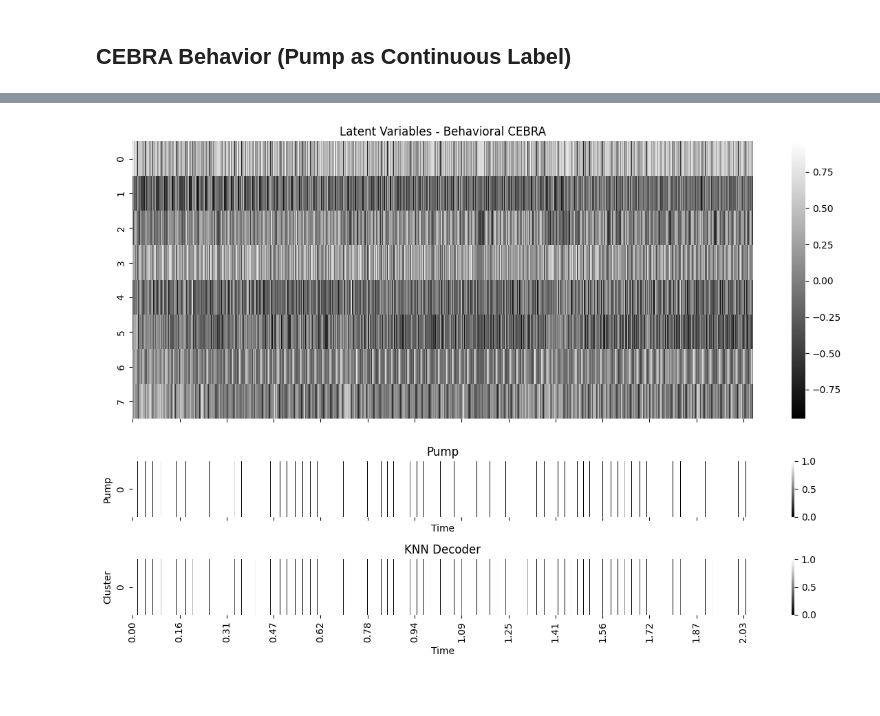
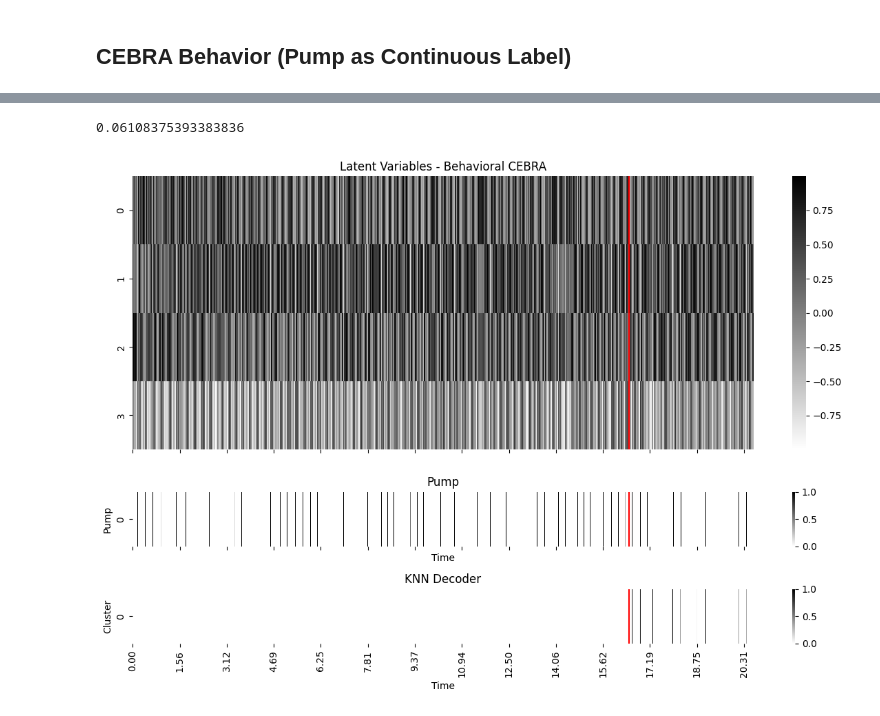
Before and after one commit to neuroscience-bonn/dimensionality-reduction, a Jupyter notebook: cebra.ipynb, the cells around one changed output, grey strips where cells are left out. Saved outputs shown, nothing was run; the diff lists cells and outputs as text; code cells hidden in the pictures.

```diff
--- a/cebra.ipynb
+++ b/cebra.ipynb
@@ -27,11 +47,16 @@ plt.show()
 ## CEBRA Time (Naive)
 # %%
 single_cebra_time = CEBRA(
-    batch_size=512,
+    model_architecture="offset10-model",
+    batch_size=1024,
     output_dimension=8,
     device="cuda_if_available",
+    conditional="time_delta",
     distance="cosine",
     learning_rate=3e-4,
-    time_offsets=10
+    time_offsets=10,
+    verbose=True
 )
-U = single_cebra_time.fit_transform(X)
+single_cebra_time.fit(X_train)
+U_test = single_cebra_time.transform(X_test)
+U_train = single_cebra_time.transform(X_train)
@@ -82,0 +108,15 @@ U = single_cebra_time.fit_transform(X, df['Pump'].values)
+# %%
+cebra = CEBRA(
+    model_architecture="offset10-model",
+    batch_size=1024,
+    output_dimension=4,
+    device="cuda_if_available",
+    distance="cosine",
+    conditional="time_delta",
+    learning_rate=3e-4,
+    time_offsets=10,
+    verbose=True
+)
+cebra.fit(X_train, y_train)
+U_test = cebra.transform(X_test)
+U_train = cebra.transform(X_train)
@@ -83,31 +130,36 @@ U = single_cebra_time.fit_transform(X, df['Pump'].values)
 # %%
-decoder = KNNDecoder(n_neighbors=36, metric="cosine").fit(U, df["Pump"].values)
-Z = decoder.predict(U)
-decoder.score(U, df["Pump"].values)
+decoder = KNNDecoder(n_neighbors=36, metric="cosine").fit(U_train, y_train)
+y_pred = decoder.predict(U_test)
+r2_score(y_test, y_pred)
+# %% [output]
+0.06108375393383836
 # %%
 fig, (ax1, ax2, ax3) = plt.subplots(3, 1, figsize=(12, 8), sharex=True, gridspec_kw={'height_ratios': [5, 1, 1]})
 
-sns.heatmap(U.T, ax=ax1, cmap='gray')
+sns.heatmap(np.vstack([U_train,U_test]).T, ax=ax1, cmap='gray_r')
 ax1.set_title('Latent Variables - Behavioral CEBRA')
 ax1.set_xticks(x_ticks)
+ax1.vlines(v_bar, 0, 16, color='red')
 
 # Plot Pump data
-sns.heatmap(1 - df['Pump'].values.reshape(1, -1), ax=ax2, cmap='gray')
+sns.heatmap(df['Pump'].values.reshape(1, -1), ax=ax2, cmap='gray_r')
 ax2.set_xlabel('Time')
 ax2.set_ylabel('Pump')
 ax2.set_title('Pump')
+ax2.vlines(v_bar, 0, 1, color='red')
 ax2.set_xticks(x_ticks)
 ax2.set_xticklabels(x_tick_labels)
 
 #Plot Kmeans classification over time
-sns.heatmap(1 - Z.reshape(1, -1), ax=ax3, cmap='gray')
+sns.heatmap(np.hstack([np.zeros(y_train.shape[0]), y_pred]).reshape(1,-1), ax=ax3, cmap='gray_r')
 ax3.set_xlabel('Time')
 ax3.set_ylabel('Cluster')
 ax3.set_title('KNN Decoder')
+ax3.vlines(v_bar, 0, 1, color='red')
 ax3.set_xticks(x_ticks)
 ax3.set_xticklabels(x_tick_labels)
 
 plt.tight_layout()
 plt.show()
 # %% [output]
-[figure, old version]
+[figure, new version]
```
Also changed, not shown: parts of 9 cells of this notebook.
